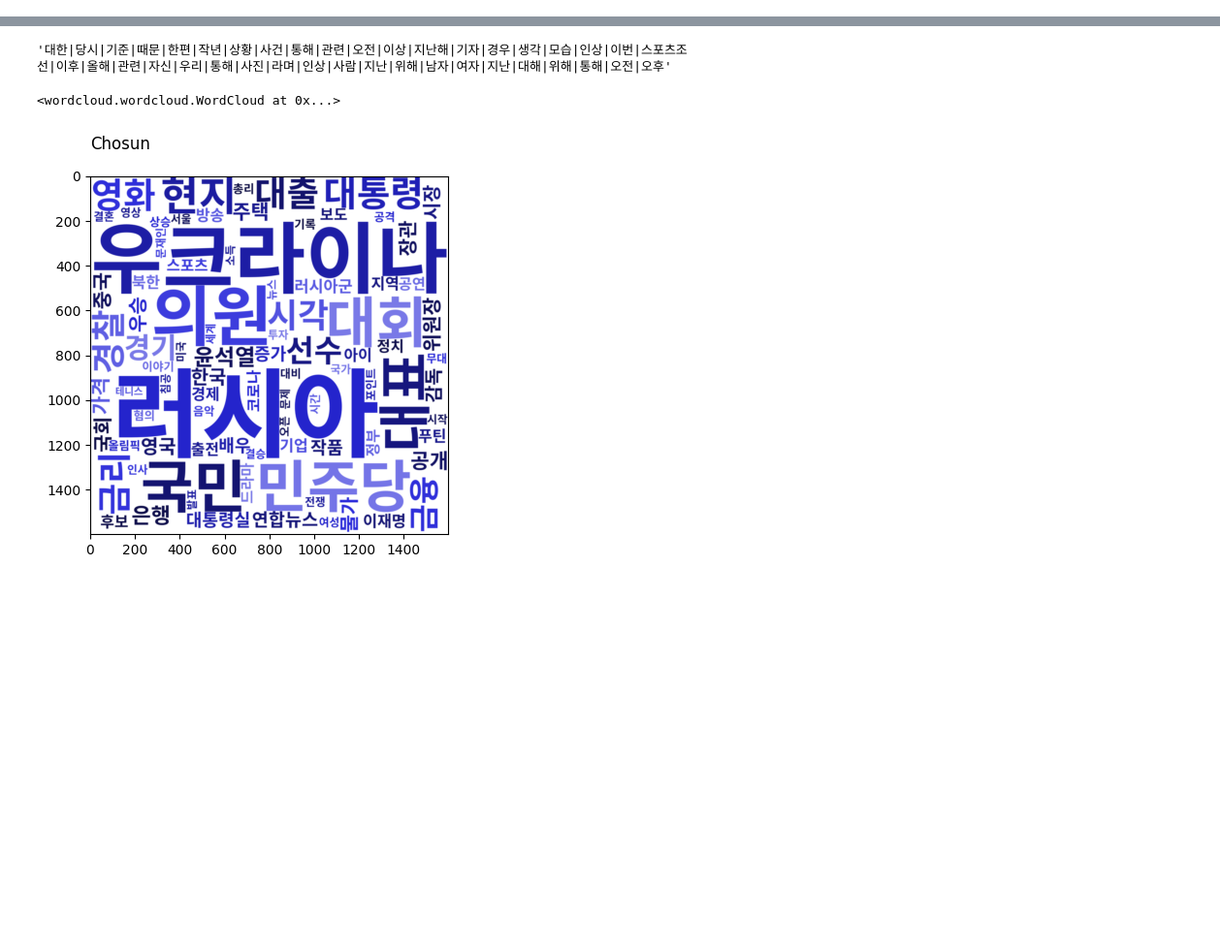
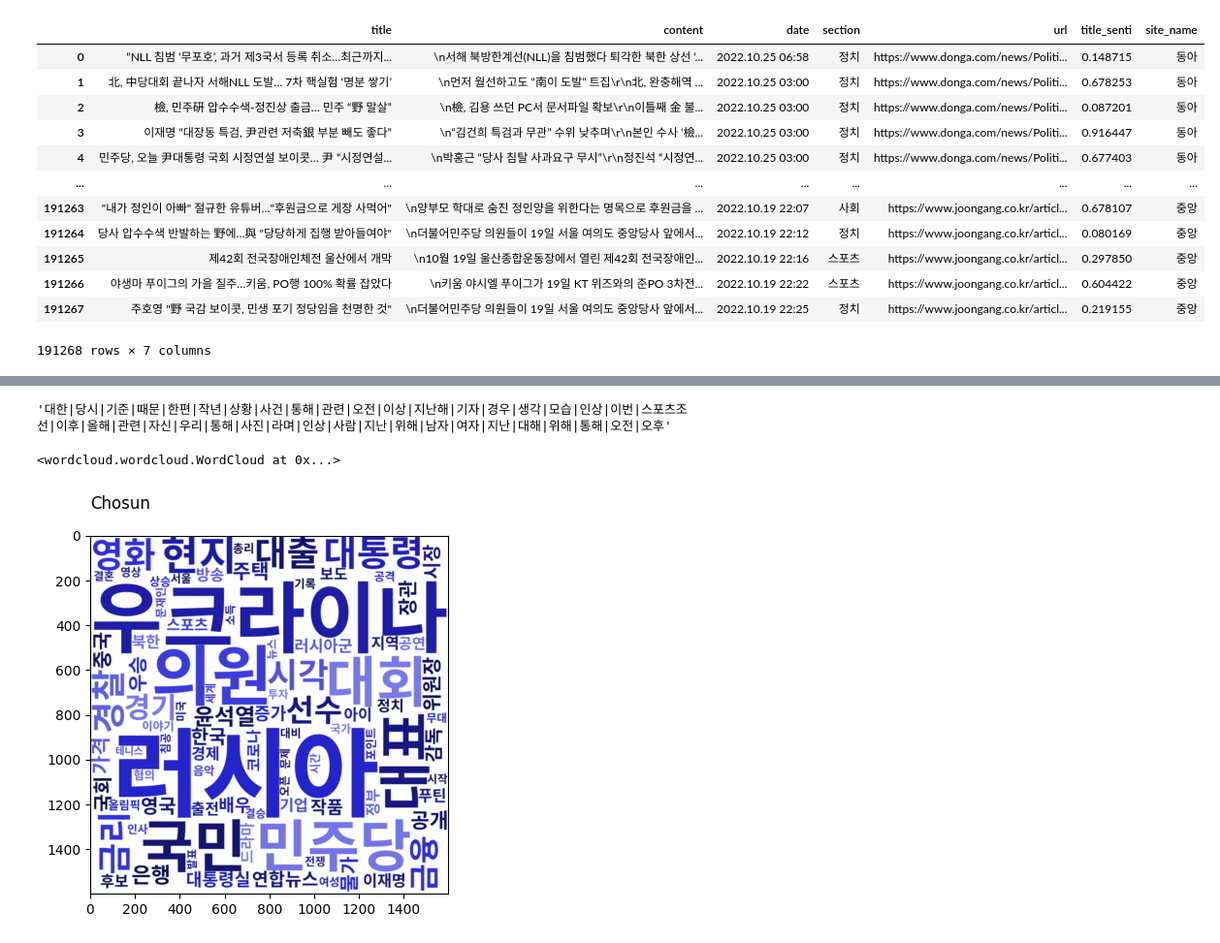
Before and after one commit to remonpie1814/CNU_Everytime_SentimentAnalysis, a Jupyter notebook: kbs/Chosun_wordcloud.ipynb, the cells around one changed output, grey strips where cells are left out. Shown at 97% size. Cells and saved outputs as stored; diff of their text form; code cells hidden in the pictures; blank space fills up the shorter version.

```diff
--- a/kbs/Chosun_wordcloud.ipynb
+++ b/kbs/Chosun_wordcloud.ipynb
@@ -0,0 +3,18 @@
+# %%
+c = pd.read_csv("/Users/KBS/Downloads/united_senti_df_whole.csv",sep="\t",encoding="utf-8")
+# %%
+c
+# %% [output]
+|  | title | content | date | section | url | title_senti | site_name |
+| 0 | “NLL 침범 ‘무포호’, 과거 제3국서 등록 취소…최근까지... | \n서해 북방한계선(NLL)을 침범했다 퇴각한 북한 상선 ‘... | 2022.10.25 06:58 | 정치 | https://www.donga.com/news/Politi... | 0.148715 | 동아 |
+| 1 | 北, 中당대회 끝나자 서해NLL 도발… 7차 핵실험 ‘명분 쌓기’ | \n먼저 월선하고도 “南이 도발” 트집\r\n北, 완충해역 ... | 2022.10.25 03:00 | 정치 | https://www.donga.com/news/Politi... | 0.678253 | 동아 |
+| 2 | 檢, 민주硏 압수수색-정진상 출금… 민주 “野 말살” | \n檢, 김용 쓰던 PC서 문서파일 확보\r\n이틀째 金 불... | 2022.10.25 03:00 | 정치 | https://www.donga.com/news/Politi... | 0.087201 | 동아 |
+| 3 | 이재명 “대장동 특검, 尹관련 저축銀 부분 빼도 좋다” | \n“김건희 특검과 무관” 수위 낮추며\r\n본인 수사 ‘檢... | 2022.10.25 03:00 | 정치 | https://www.donga.com/news/Politi... | 0.916447 | 동아 |
+| 4 | 민주당, 오늘 尹대통령 국회 시정연설 보이콧… 尹 “시정연설... | \n박홍근 “당사 침탈 사과요구 무시”\r\n정진석 “시정연... | 2022.10.25 03:00 | 정치 | https://www.donga.com/news/Politi... | 0.677403 | 동아 |
+| ... | ... | ... | ... | ... | ... | ... | ... |
+| 191263 | "내가 정인이 아빠" 절규한 유튜버…"후원금으로 게장 사먹어" | \n양부모 학대로 숨진 정인양을 위한다는 명목으로 후원금을 ... | 2022.10.19 22:07 | 사회 | https://www.joongang.co.kr/articl... | 0.678107 | 중앙 |
+| 191264 | 당사 압수수색 반발하는 野에…與 "당당하게 집행 받아들여야" | \n더불어민주당 의원들이 19일 서울 여의도 중앙당사 앞에서... | 2022.10.19 22:12 | 정치 | https://www.joongang.co.kr/articl... | 0.080169 | 중앙 |
+| 191265 | 제42회 전국장애인체전 울산에서 개막 | \n10월 19일 울산종합운동장에서 열린 제42회 전국장애인... | 2022.10.19 22:16 | 스포츠 | https://www.joongang.co.kr/articl... | 0.297850 | 중앙 |
+| 191266 | 야생마 푸이그의 가을 질주…키움, PO행 100% 확률 잡았다 | \n키움 야시엘 푸이그가 19일 KT 위즈와의 준PO 3차전... | 2022.10.19 22:22 | 스포츠 | https://www.joongang.co.kr/articl... | 0.604422 | 중앙 |
+| 191267 | 주호영 "野 국감 보이콧, 민생 포기 정당임을 천명한 것" | \n더불어민주당 의원들이 19일 서울 여의도 중앙당사 앞에서... | 2022.10.19 22:25 | 정치 | https://www.joongang.co.kr/articl... | 0.219155 | 중앙 |
+191268 rows × 7 columns
```
Also changed, not shown: parts of 24 cells of this notebook.
